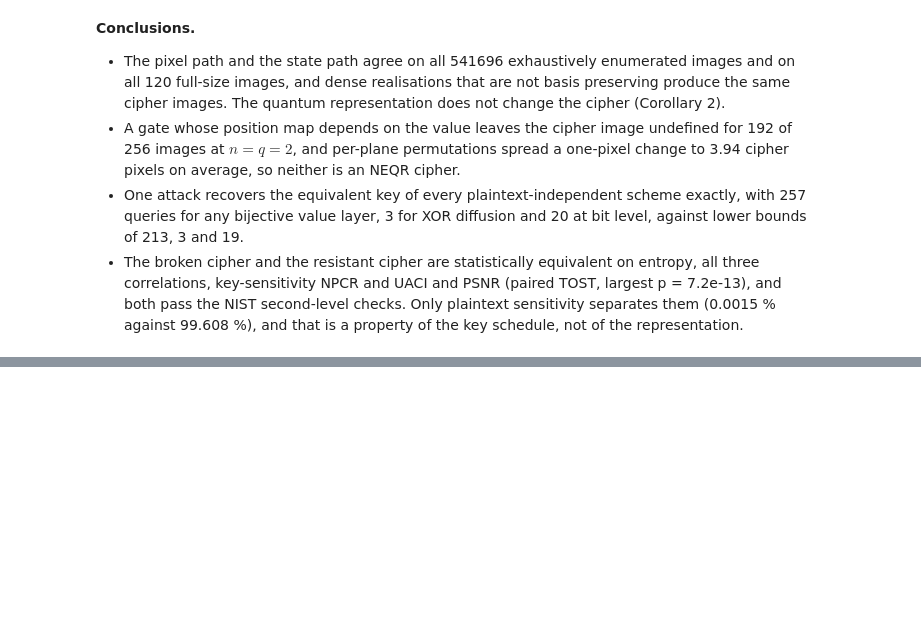
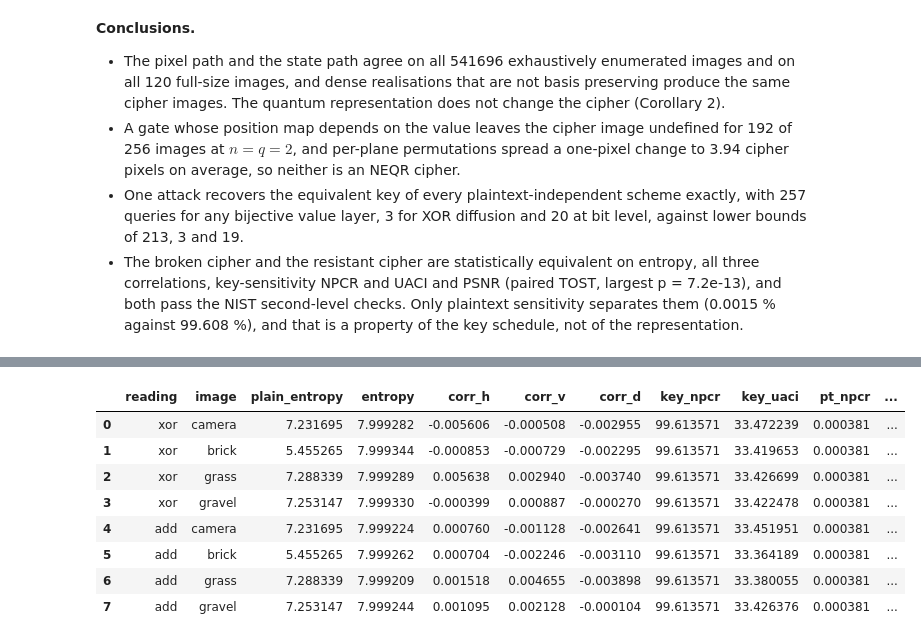
Before and after one commit to hiteshwardev/Quantum-Image-Cipher-Reduction, a Jupyter notebook: notebook.ipynb, the cells around one changed output, grey strips where cells are left out. Saved outputs shown, nothing was run; the diff lists cells and outputs as text; code cells hidden in the pictures; blank space fills up the shorter version.

```diff
--- a/notebook.ipynb
+++ b/notebook.ipynb
@@ -1316,0 +1341,83 @@ display(Markdown(f'''
+# %%
+import gc
+
+from qic import published
+
+gc.collect()
+
+t0 = time.perf_counter()
+standard = images.standard_images()
+SIDE_CS = 512
+N_CS = SIDE_CS * SIDE_CS
+base_key = published.Liu2024Key()
+neighbour_key = published.Liu2024Key(x0=base_key.x0 + 1e-10)  # key-sensitivity change of x(t0)
+ulp_key = published.Liu2024Key(x0=float(np.nextafter(base_key.x0, 2.0)))  # one unit in the last place
+ulp_changed = int(np.sum(published.grey_operator(published.hyperchaotic_orbit(base_key, N_CS))
+                         != published.grey_operator(published.hyperchaotic_orbit(ulp_key, N_CS))))
+case_ciphers = {c: published.liu2024(N_CS, base_key, c) for c in ("xor", "add")}
+case_neighbours = {c: published.liu2024(N_CS, neighbour_key, c) for c in ("xor", "add")}
+case_rows = []
+for combine, cipher in case_ciphers.items():
+    pi_cs, tables_cs = published.value_tables(cipher)
+    keys = {"generic": attack.generic_attack(cipher.oracle(), N_CS, Q)}
+    if combine == "xor":
+        keys["xor"] = attack.xor_attack(cipher.oracle(), N_CS, Q)
+    exact = {label: published.key_is_exact(k, pi_cs, tables_cs) for label, k in keys.items()}
+    for name, img in standard.items():
+        flat = img.reshape(-1)
+        c = cipher.encrypt(flat)
+        image2d = c.reshape(SIDE_CS, SIDE_CS)
+        neighbour = flat.copy()
+        neighbour[int(rng(f"case/pixel/{name}").integers(N_CS))] ^= 1
+        c_pixel = cipher.encrypt(neighbour)
+        c_key = case_neighbours[combine].encrypt(flat)
+        row = {"reading": combine, "image": name,
+               "plain_entropy": metrics.entropy(flat, Q),
+               "entropy": metrics.entropy(c, Q),
+               "corr_h": metrics.adjacent_correlation(image2d, "h"),
+               "corr_v": metrics.adjacent_correlation(image2d, "v"),
+               "corr_d": metrics.adjacent_correlation(image2d, "d"),
+               "key_npcr": metrics.npcr(c, c_key), "key_uaci": metrics.uaci(c, c_key, Q),
+               "pt_npcr": metrics.npcr(c, c_pixel), "pt_uaci": metrics.uaci(c, c_pixel, Q)}
+        for label, k in keys.items():
+            row[f"{label}_queries"] = k.queries
+            row[f"{label}_key_exact"] = exact[label]
+            row[f"{label}_recovered"] = attack.pixel_accuracy(k.decrypt(c), flat)
+        case_rows.append(row)
+    del keys, pi_cs, tables_cs
+case_table = pd.DataFrame(case_rows)
+case_table.to_csv(RESULTS / "case_study_liu2024.csv", index=False, float_format="%.10g")
+run_info["timing_seconds"]["case_study"] = time.perf_counter() - t0
+display(case_table)
+
+case_results = {
+    "pixels": N_CS,
+    "images": list(standard),
+    "generic_queries": attack.generic_cost(N_CS, Q),
+    "xor_queries": attack.xor_cost(N_CS, Q),
+    "generic_lower_bound": attack.generic_lower_bound(N_CS, Q),
+    "xor_lower_bound": attack.xor_lower_bound(N_CS, Q),
+    "all_keys_exact": bool(case_table.generic_key_exact.all()
+                           and case_table.xor_key_exact.dropna().astype(bool).all()),
+    "all_images_recovered": bool((case_table.generic_recovered == 1.0).all()
+                                 and (case_table.xor_recovered.dropna() == 1.0).all()),
+    "entropy_range": [float(case_table.entropy.min()), float(case_table.entropy.max())],
+    "key_npcr_range": [float(case_table.key_npcr.min()), float(case_table.key_npcr.max())],
+    "key_uaci_range": [float(case_table.key_uaci.min()), float(case_table.key_uaci.max())],
+    "pt_npcr_max": float(case_table.pt_npcr.max()),
+    "abs_corr_max": float(case_table[["corr_h", "corr_v", "corr_d"]].abs().to_numpy().max()),
+    "expected_entropy_uniform": metrics.expected_entropy_uniform(N_CS, Q),
+    "key_change_x0": 1e-10,
+    "ulp_change_pixels_differing": ulp_changed,
+}
+display(pd.Series(case_results))
+# %% [output]
+|  | reading | image | plain_entropy | entropy | corr_h | corr_v | corr_d | key_npcr | key_uaci | pt_npcr | ... |
+| 0 | xor | camera | 7.231695 | 7.999282 | -0.005606 | -0.000508 | -0.002955 | 99.613571 | 33.472239 | 0.000381 | ... |
+| 1 | xor | brick | 5.455265 | 7.999344 | -0.000853 | -0.000729 | -0.002295 | 99.613571 | 33.419653 | 0.000381 | ... |
+| 2 | xor | grass | 7.288339 | 7.999289 | 0.005638 | 0.002940 | -0.003740 | 99.613571 | 33.426699 | 0.000381 | ... |
+| 3 | xor | gravel | 7.253147 | 7.999330 | -0.000399 | 0.000887 | -0.000270 | 99.613571 | 33.422478 | 0.000381 | ... |
+| 4 | add | camera | 7.231695 | 7.999224 | 0.000760 | -0.001128 | -0.002641 | 99.613571 | 33.451951 | 0.000381 | ... |
+| 5 | add | brick | 5.455265 | 7.999262 | 0.000704 | -0.002246 | -0.003110 | 99.613571 | 33.364189 | 0.000381 | ... |
+| 6 | add | grass | 7.288339 | 7.999209 | 0.001518 | 0.004655 | -0.003898 | 99.613571 | 33.380055 | 0.000381 | ... |
+| 7 | add | gravel | 7.253147 | 7.999244 | 0.001095 | 0.002128 | -0.000104 | 99.613571 | 33.426376 | 0.000381 | ... |
```
Also changed, not shown: parts of 10 cells of this notebook, 12 other files.
